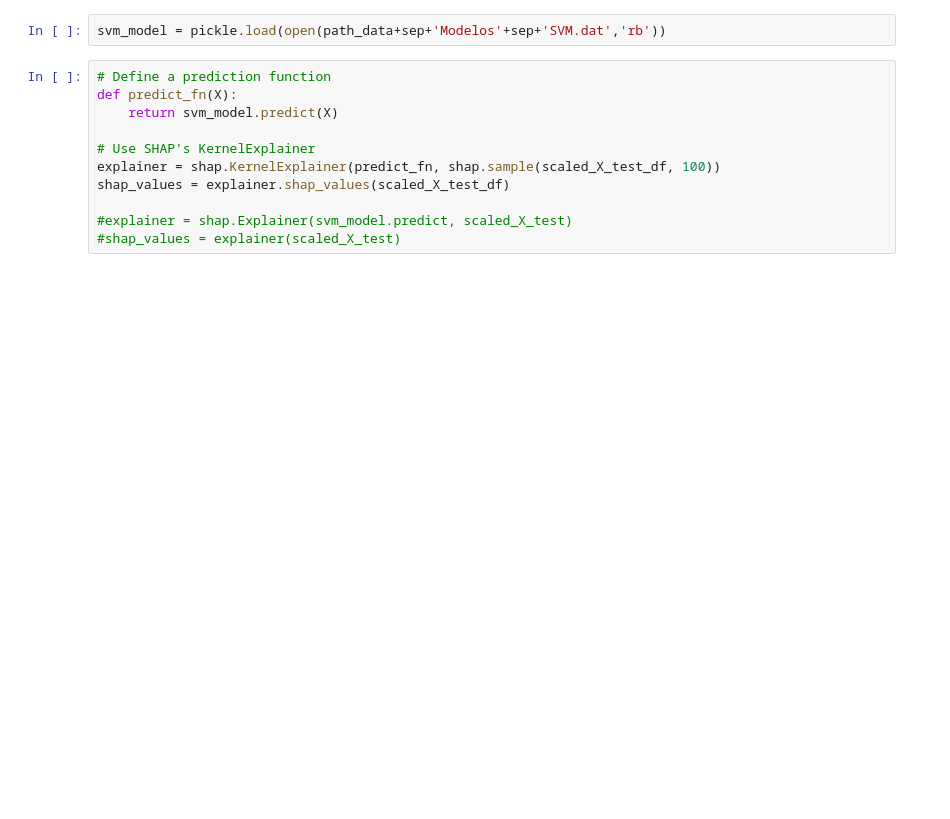
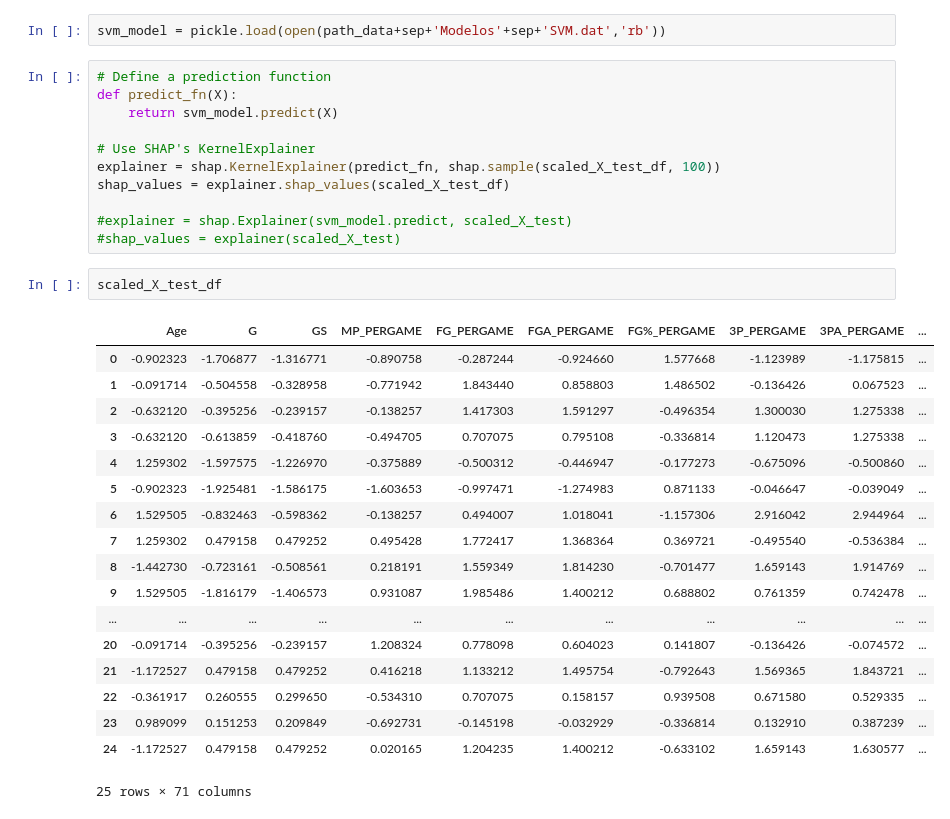
Before and after one commit to Ivan-Garcia-S/NBA_MIP_Predictor, a Jupyter notebook: MIP_Model.ipynb, the cells around one changed output. Saved outputs shown, nothing was run; the diff lists cells and outputs as text; blank space fills up the shorter version.

```diff
--- a/MIP_Model.ipynb
+++ b/MIP_Model.ipynb
@@ -537,6 +557,27 @@ shap_values = explainer.shap_values(scaled_X_test_df)
 
 #explainer = shap.Explainer(svm_model.predict, scaled_X_test)
 #shap_values = explainer(scaled_X_test)
+# %%
+scaled_X_test_df
+# %% [output]
+|  | Age | G | GS | MP_PERGAME | FG_PERGAME | FGA_PERGAME | FG%_PERGAME | 3P_PERGAME | 3PA_PERGAME | ... |
+| 0 | -0.902323 | -1.706877 | -1.316771 | -0.890758 | -0.287244 | -0.924660 | 1.577668 | -1.123989 | -1.175815 | ... |
+| 1 | -0.091714 | -0.504558 | -0.328958 | -0.771942 | 1.843440 | 0.858803 | 1.486502 | -0.136426 | 0.067523 | ... |
+| 2 | -0.632120 | -0.395256 | -0.239157 | -0.138257 | 1.417303 | 1.591297 | -0.496354 | 1.300030 | 1.275338 | ... |
+| 3 | -0.632120 | -0.613859 | -0.418760 | -0.494705 | 0.707075 | 0.795108 | -0.336814 | 1.120473 | 1.275338 | ... |
+| 4 | 1.259302 | -1.597575 | -1.226970 | -0.375889 | -0.500312 | -0.446947 | -0.177273 | -0.675096 | -0.500860 | ... |
+| 5 | -0.902323 | -1.925481 | -1.586175 | -1.603653 | -0.997471 | -1.274983 | 0.871133 | -0.046647 | -0.039049 | ... |
+| 6 | 1.529505 | -0.832463 | -0.598362 | -0.138257 | 0.494007 | 1.018041 | -1.157306 | 2.916042 | 2.944964 | ... |
+| 7 | 1.259302 | 0.479158 | 0.479252 | 0.495428 | 1.772417 | 1.368364 | 0.369721 | -0.495540 | -0.536384 | ... |
+| 8 | -1.442730 | -0.723161 | -0.508561 | 0.218191 | 1.559349 | 1.814230 | -0.701477 | 1.659143 | 1.914769 | ... |
+| 9 | 1.529505 | -1.816179 | -1.406573 | 0.931087 | 1.985486 | 1.400212 | 0.688802 | 0.761359 | 0.742478 | ... |
+| ... | ... | ... | ... | ... | ... | ... | ... | ... | ... | ... |
+| 20 | -0.091714 | -0.395256 | -0.239157 | 1.208324 | 0.778098 | 0.604023 | 0.141807 | -0.136426 | -0.074572 | ... |
+| 21 | -1.172527 | 0.479158 | 0.479252 | 0.416218 | 1.133212 | 1.495754 | -0.792643 | 1.569365 | 1.843721 | ... |
+| 22 | -0.361917 | 0.260555 | 0.299650 | -0.534310 | 0.707075 | 0.158157 | 0.939508 | 0.671580 | 0.529335 | ... |
+| 23 | 0.989099 | 0.151253 | 0.209849 | -0.692731 | -0.145198 | -0.032929 | -0.336814 | 0.132910 | 0.387239 | ... |
+| 24 | -1.172527 | 0.479158 | 0.479252 | 0.020165 | 1.204235 | 1.400212 | -0.633102 | 1.659143 | 1.630577 | ... |
+25 rows × 71 columns
 # %%
 shap.summary_plot(shap_values, scaled_X_test_df,plot_type='violin') #X_test, plot_type='violin') # Top 20 variables
 # %% [output]
```
Also changed, not shown: parts of 4 cells of this notebook.
